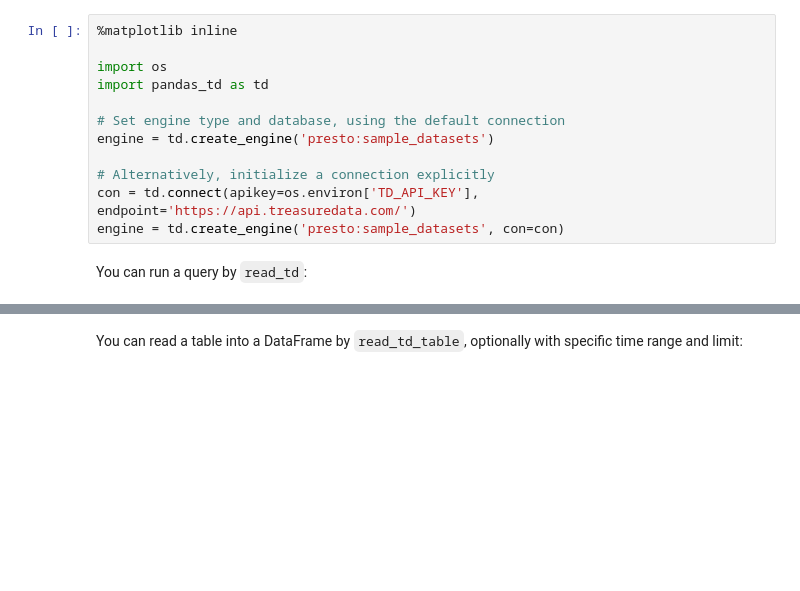
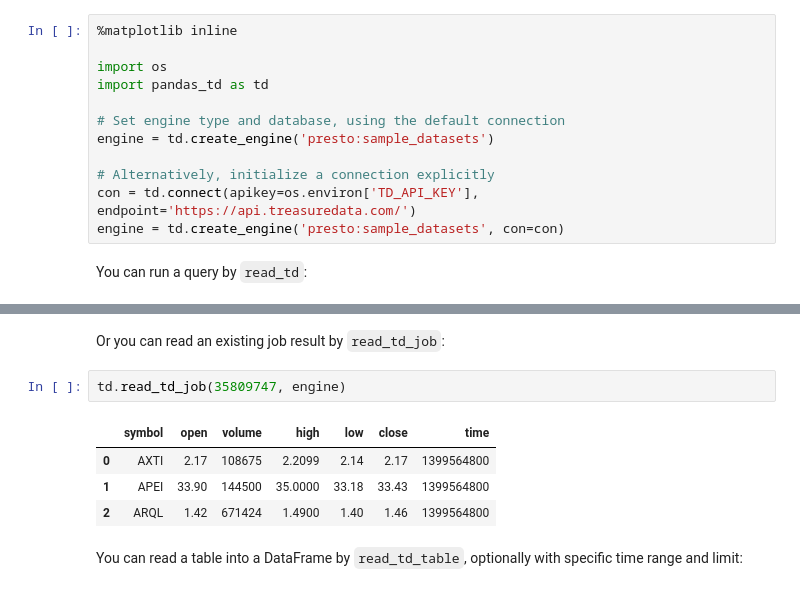
Before and after one commit to treasure-data/pandas-td, a Jupyter notebook: doc/tutorial.ipynb, the cells around one changed output, grey strips where cells are left out. Drawn from its saved outputs; the diff is of its cells as text; blank space fills up the shorter version.

```diff
--- a/doc/tutorial.ipynb
+++ b/doc/tutorial.ipynb
@@ -36,3 +36,12 @@ td.read_td(query, engine)
+# %% [markdown]
+Or you can read an existing job result by ``read_td_job``:
+# %%
+td.read_td_job(35809747, engine)
+# %% [output]
+|  | symbol | open | volume | high | low | close | time |
+| 0 | AXTI | 2.17 | 108675 | 2.2099 | 2.14 | 2.17 | 1399564800 |
+| 1 | APEI | 33.90 | 144500 | 35.0000 | 33.18 | 33.43 | 1399564800 |
+| 2 | ARQL | 1.42 | 671424 | 1.4900 | 1.40 | 1.46 | 1399564800 |
 # %% [markdown]
 You can read a table into a DataFrame by ``read_td_table``, optionally with specific time range and limit:
 # %%
```
Also changed, not shown: parts of 13 cells of this notebook, 3 other files.
